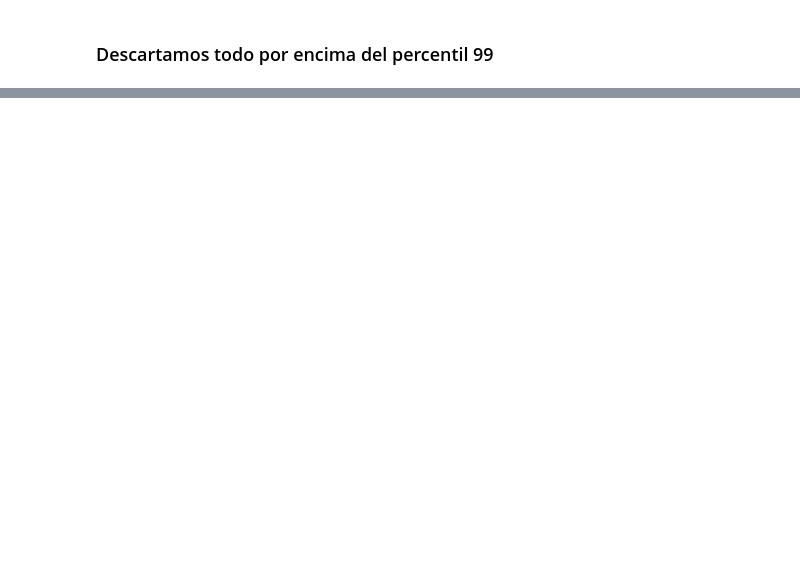
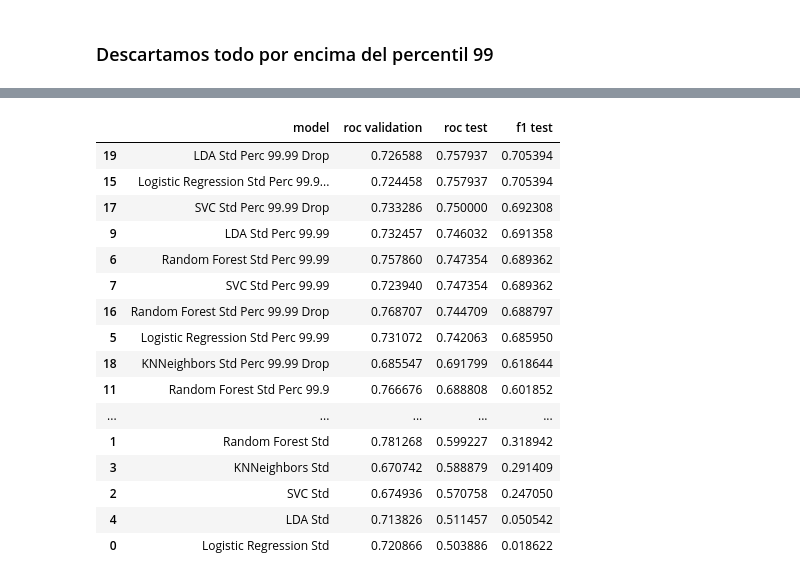
Before and after one commit to tomiambro/ap_automatico, a Jupyter notebook: tp1.ipynb, the cells around one changed output, grey strips where cells are left out. Saved outputs shown, nothing was run; the diff lists cells and outputs as text; code cells hidden in the pictures; blank space fills up the shorter version.

```diff
--- a/tp1.ipynb
+++ b/tp1.ipynb
@@ -354,0 +377,12 @@ res.sort_values('f1 test', ascending=False)
+# %%
+X = df_999.drop('y', axis=1)
+y = df_999['y']
+
+xtrain, xtest, ytrain, ytest = train_test_split(X, y, test_size=0.2, random_state=1)
+
+scal = StandardScaler()
+xtrain_scal = scal.fit_transform(xtrain)
+xtest_scal = scal.transform(xtest)
+# %%
+results = train_models(xtrain_scal, ytrain, xtest_scal, title='Std Perc 99.9')
+res = res.append(results, ignore_index=True)
@@ -354,0 +420,11 @@ res.sort_values('f1 test', ascending=False)
+# %%
+df_drop = df_9999.drop(['age', 'job', 'marital'], axis=1)
+
+X = df_drop.drop('y', axis=1)
+y = df_drop['y']
+
+xtrain, xtest, ytrain, ytest = train_test_split(X, y, test_size=0.2, random_state=1)
+
+scal = StandardScaler()
+xtrain_scal = scal.fit_transform(xtrain)
+xtest_scal = scal.transform(xtest)
@@ -354,0 +440,20 @@ res.sort_values('f1 test', ascending=False)
+# %%
+res.sort_values('f1 test', ascending=False)
+# %% [output]
+|  | model | roc validation | roc test | f1 test |
+| 19 | LDA Std Perc 99.99 Drop | 0.726588 | 0.757937 | 0.705394 |
+| 15 | Logistic Regression Std Perc 99.9... | 0.724458 | 0.757937 | 0.705394 |
+| 17 | SVC Std Perc 99.99 Drop | 0.733286 | 0.750000 | 0.692308 |
+| 9 | LDA Std Perc 99.99 | 0.732457 | 0.746032 | 0.691358 |
+| 6 | Random Forest Std Perc 99.99 | 0.757860 | 0.747354 | 0.689362 |
+| 7 | SVC Std Perc 99.99 | 0.723940 | 0.747354 | 0.689362 |
+| 16 | Random Forest Std Perc 99.99 Drop | 0.768707 | 0.744709 | 0.688797 |
+| 5 | Logistic Regression Std Perc 99.99 | 0.731072 | 0.742063 | 0.685950 |
+| 18 | KNNeighbors Std Perc 99.99 Drop | 0.685547 | 0.691799 | 0.618644 |
+| 11 | Random Forest Std Perc 99.9 | 0.766676 | 0.688808 | 0.601852 |
+| ... | ... | ... | ... | ... |
+| 1 | Random Forest Std | 0.781268 | 0.599227 | 0.318942 |
+| 3 | KNNeighbors Std | 0.670742 | 0.588879 | 0.291409 |
+| 2 | SVC Std | 0.674936 | 0.570758 | 0.247050 |
+| 4 | LDA Std | 0.713826 | 0.511457 | 0.050542 |
+| 0 | Logistic Regression Std | 0.720866 | 0.503886 | 0.018622 |
```
Also changed, not shown: parts of 15 cells of this notebook.
